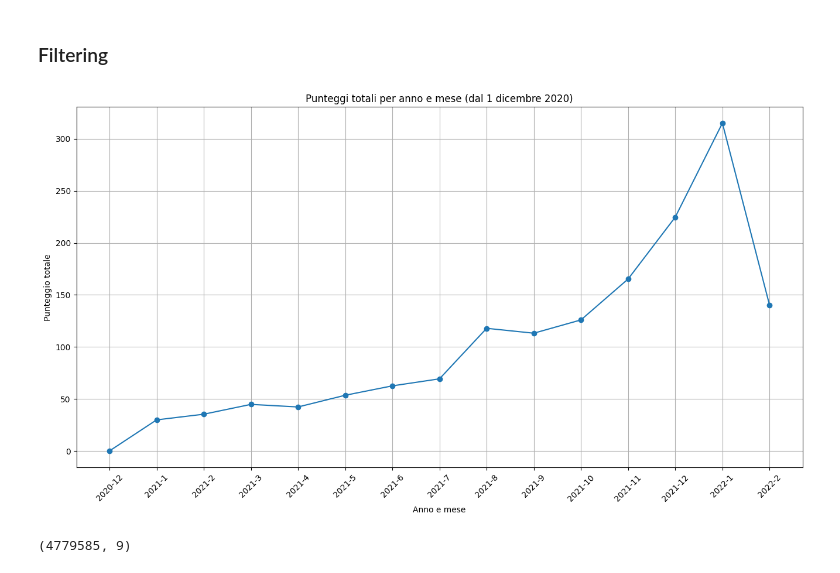
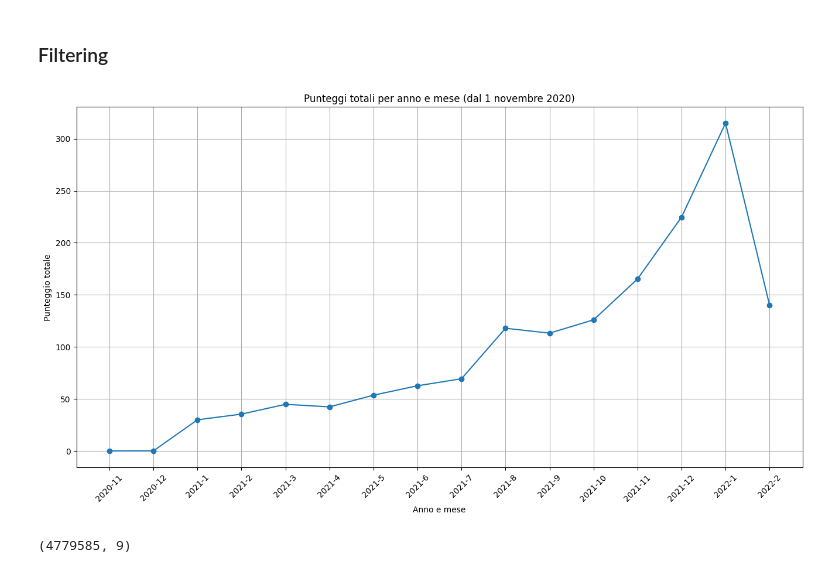
Before and after one commit to riccardospini98/Blockchain, a Jupyter notebook: tweet_SA.ipynb, the cells around one changed output. Saved outputs shown, nothing was run; the diff lists cells and outputs as text; code cells hidden in the pictures.

```diff
--- a/tweet_SA.ipynb
+++ b/tweet_SA.ipynb
@@ -199,24 +199,24 @@ plt.show()
 ### Filtering
 # %%
 # Filtra i tweet dal 1 dicembre 2020 fino alla fine del dataset
-tweets_filtrati = tweets_df_sorted_desc[tweets_df_sorted_desc['data'] >= pd.Timestamp('2020-12-01')]
+tweets_filtrati = tweets_df_sorted_desc[tweets_df_sorted_desc['data'] >= pd.Timestamp('2020-11-01')]
 
 # Calcola i punteggi totali per anno e mese dei tweet filtrati
 punteggi_totali_per_anno_mese = tweets_filtrati.groupby([tweets_filtrati['data'].dt.year, tweets_filtrati['data'].dt.month])['punteggio_totale'].sum()
 
 # Converti l'indice in formato di stringa "anno-mese"
 indice_stringa = punteggi_totali_per_anno_mese.index.map(lambda x: f"{x[0]}-{x[1]}")
 
 plt.figure(figsize=(16, 8))
 plt.plot(indice_stringa, punteggi_totali_per_anno_mese.values, marker='o', linestyle='-')
-plt.title('Punteggi totali per anno e mese (dal 1 dicembre 2020)')
+plt.title('Punteggi totali per anno e mese (dal 1 novembre 2020)')
 plt.xlabel('Anno e mese')
 plt.ylabel('Punteggio totale')
 plt.xticks(rotation=45)
 plt.grid(True)
 plt.show()
 # %% [output]
-[figure, old version]
+[figure, new version]
 # %%
 tweets_df['created_at'] = pd.to_datetime(tweets_df['created_at'], format='%Y-%m-%d %H:%M:%S')
 tweets_df_final = tweets_df.loc[(tweets_df['created_at'] >= '2020-12-01')].reset_index(drop=True)
```
Also changed, not shown: parts of 4 cells of this notebook, 1 other file.
